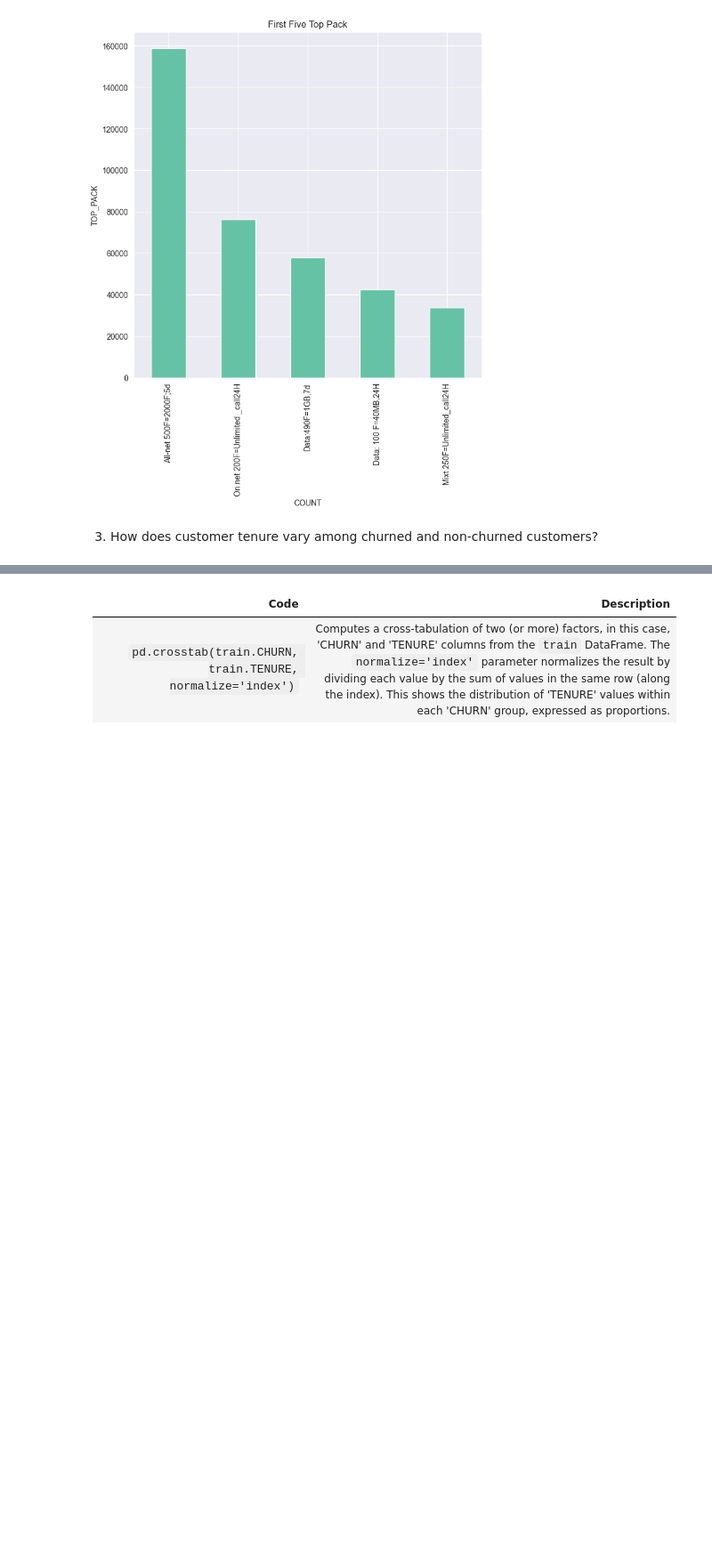
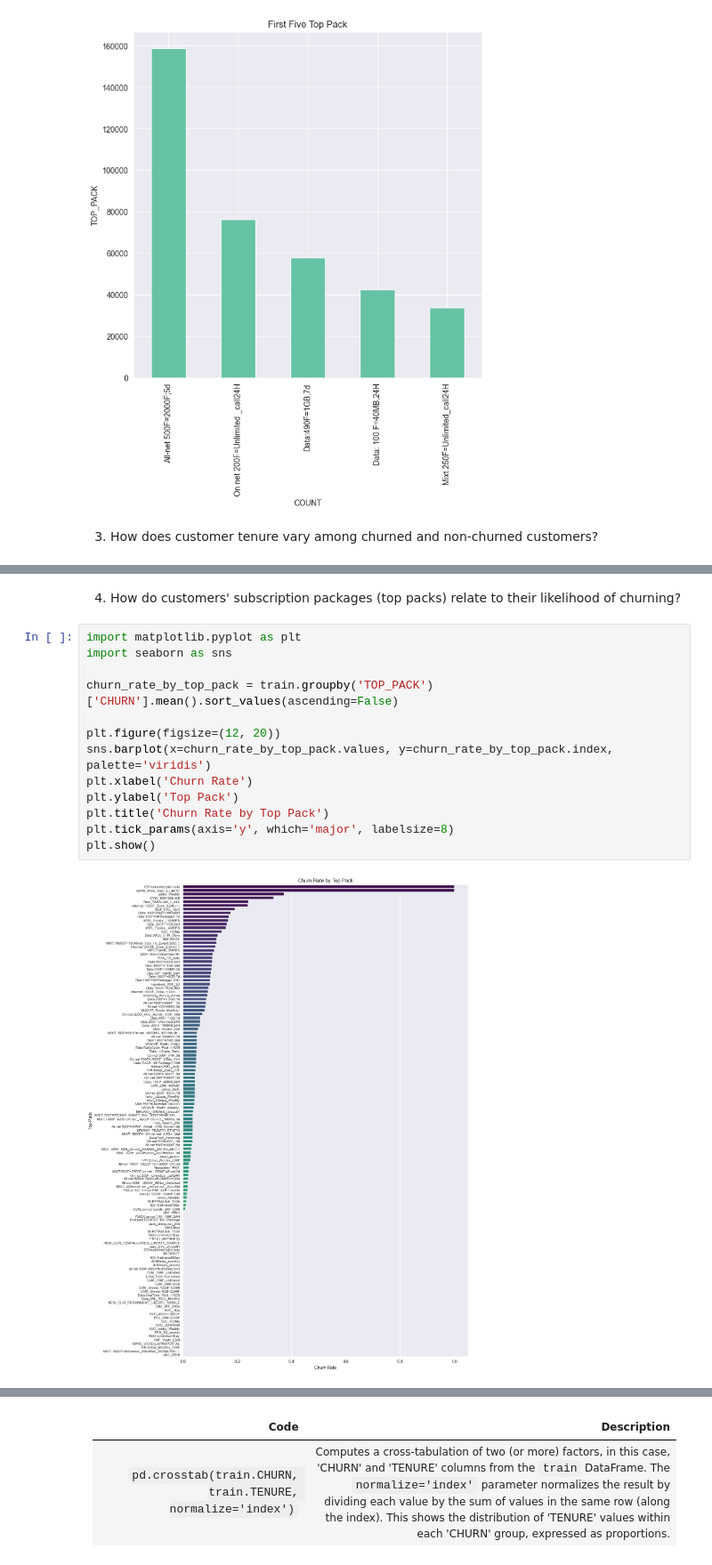
Before and after one commit to BrianBassey37/Azubi_Capstone, a Jupyter notebook: ExpressoChurn.ipynb, the cells around one changed output, grey strips where cells are left out. Shown at 89% size. Drawn from its saved outputs; the diff is of its cells as text; blank space fills up the shorter version.

```diff
--- a/ExpressoChurn.ipynb
+++ b/ExpressoChurn.ipynb
@@ -895,3 +584,20 @@ for p in ax.patches:
 plt.show()
 # %% [output]
 [figure]
+# %% [markdown]
+4. How do customers' subscription packages (top packs) relate to their likelihood of churning?
+# %%
+import matplotlib.pyplot as plt
+import seaborn as sns
+
+churn_rate_by_top_pack = train.groupby('TOP_PACK')['CHURN'].mean().sort_values(ascending=False)
+
+plt.figure(figsize=(12, 20))
+sns.barplot(x=churn_rate_by_top_pack.values, y=churn_rate_by_top_pack.index, palette='viridis')
+plt.xlabel('Churn Rate')
+plt.ylabel('Top Pack')
+plt.title('Churn Rate by Top Pack')
+plt.tick_params(axis='y', which='major', labelsize=8)
+plt.show()
+# %% [output]
+[figure, added]
```
Also changed, not shown: parts of 67 cells of this notebook, 12 other files.
